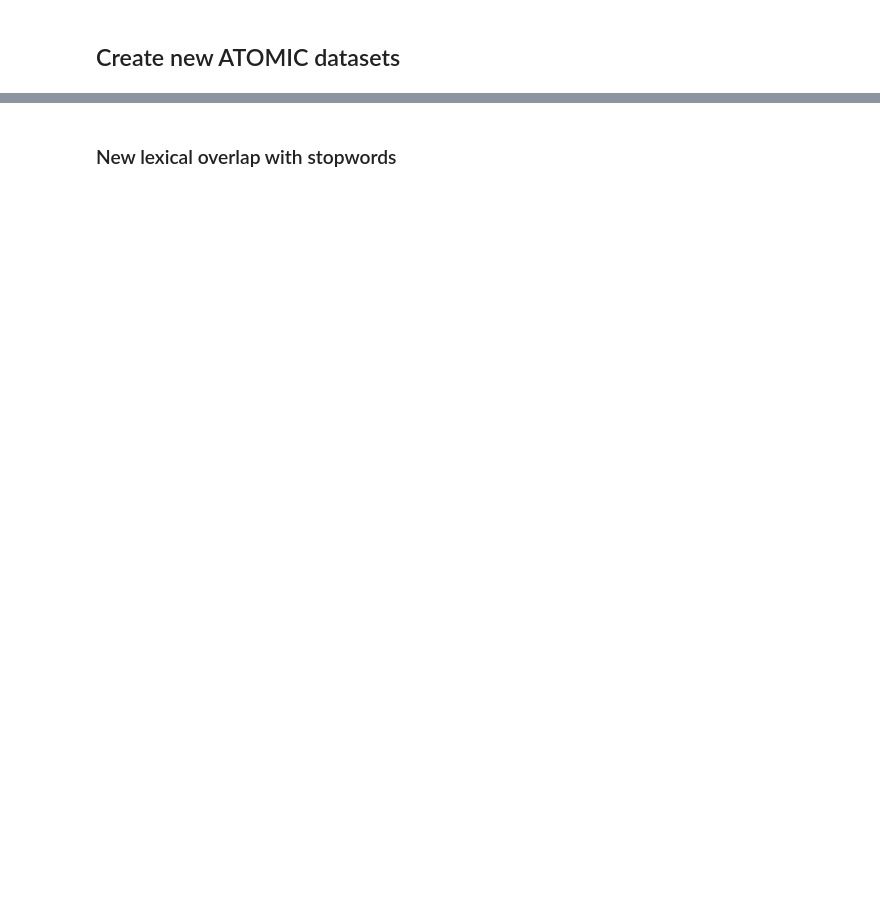
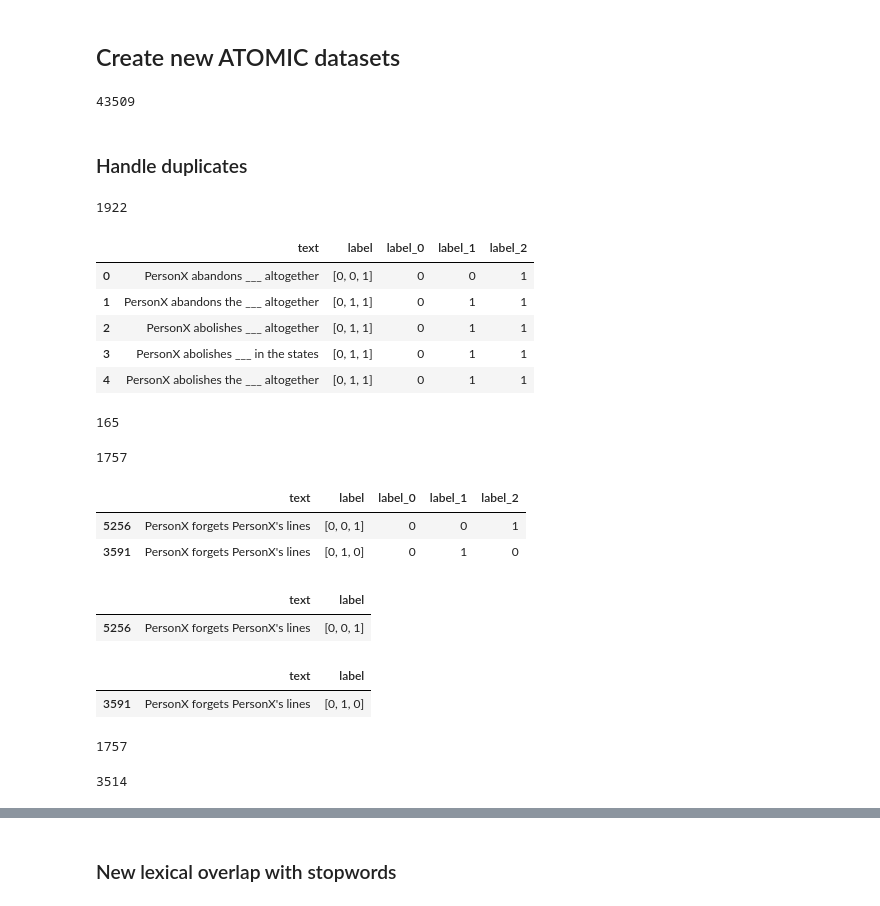
Before and after one commit to epfl-nlp/kogito, a Jupyter notebook: examples/relation_modeling/ood.ipynb, the cells around one changed output, grey strips where cells are left out. Cells and saved outputs as stored; diff of their text form; code cells hidden in the pictures; blank space fills up the shorter version.

```diff
--- a/examples/relation_modeling/ood.ipynb
+++ b/examples/relation_modeling/ood.ipynb
@@ -13,0 +26,3 @@ len(train_df), len(val_df), len(test_df)
+# %%
+from relation_modeling_utils import explode_labels
+train_df, test_df = explode_labels(train_df), explode_labels(test_df)
@@ -51,4 +78,30 @@ len(train_val_overlap_nostp) / len(train_vocab_nostp), len(train_val_overlap_nos
 # %%
 import pandas as pd
 
-atomic_df = pd.concat([train_df, val_df, test_df])
+atomic_df = pd.concat([train_df, test_df])
+# %%
+len(atomic_df)
+# %% [output]
+43509
+# %% [markdown]
+### Handle duplicates
+# %%
+atomic_df.duplicated(subset=["text"]).sum()
+# %% [output]
+1922
+# %%
+from relation_modeling_utils import explode_labels
+atomic_df = explode_labels(atomic_df)
+# %%
+atomic_df.head()
+# %% [output]
+|  | text | label | label_0 | label_1 | label_2 |
+| 0 | PersonX abandons ___ altogether | [0, 0, 1] | 0 | 0 | 1 |
+| 1 | PersonX abandons the ___ altogether | [0, 1, 1] | 0 | 1 | 1 |
+| 2 | PersonX abolishes ___ altogether | [0, 1, 1] | 0 | 1 | 1 |
+| 3 | PersonX abolishes ___ in the states | [0, 1, 1] | 0 | 1 | 1 |
+| 4 | PersonX abolishes the ___ altogether | [0, 1, 1] | 0 | 1 | 1 |
+# %%
+atomic_df.duplicated(subset=["text", "label_0", "label_1", "label_2"]).sum()
+# %% [output]
+165
@@ -54,0 +112,24 @@ atomic_df = pd.concat([train_df, val_df, test_df])
+# %%
+len(duplicated_df)
+# %% [output]
+1757
+# %%
+atomic_df[atomic_df.text == "PersonX forgets PersonX's lines"]
+# %% [output]
+|  | text | label | label_0 | label_1 | label_2 |
+| 5256 | PersonX forgets PersonX's lines | [0, 0, 1] | 0 | 0 | 1 |
+| 3591 | PersonX forgets PersonX's lines | [0, 1, 0] | 0 | 1 | 0 |
+# %%
+train_df[train_df.text == "PersonX forgets PersonX's lines"]
+# %% [output]
+|  | text | label |
+| 5256 | PersonX forgets PersonX's lines | [0, 0, 1] |
+# %%
+test_df[test_df.text == "PersonX forgets PersonX's lines"]
+# %% [output]
+|  | text | label |
+| 3591 | PersonX forgets PersonX's lines | [0, 1, 0] |
+# %%
+atomic_df.duplicated(subset=["text", "label_0"]).sum()
+# %% [output]
+1757
@@ -54,0 +138,4 @@ atomic_df = pd.concat([train_df, val_df, test_df])
+# %%
+len(all_duplicate_df)
+# %% [output]
+3514
```
Also changed, not shown: parts of 48 cells of this notebook, 15 other files.
